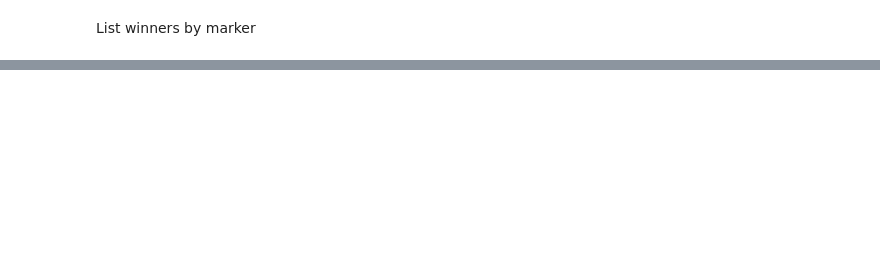
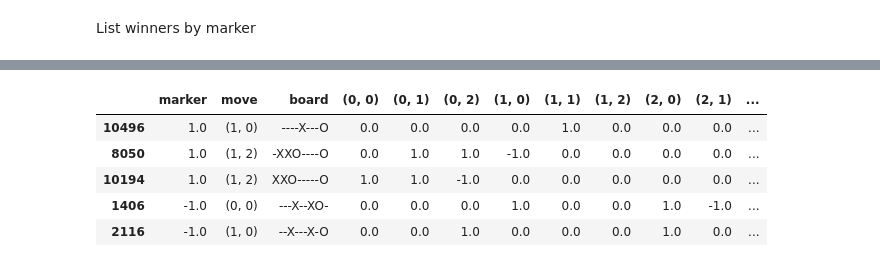
Before and after one commit to henrytseng/tictactoe2, a Jupyter notebook: learning_tictactoe.ipynb, the cells around one changed output, grey strips where cells are left out. Saved outputs shown, nothing was run; the diff lists cells and outputs as text; code cells hidden in the pictures; blank space fills up the shorter version.

```diff
--- a/learning_tictactoe.ipynb
+++ b/learning_tictactoe.ipynb
@@ -134,0 +121,11 @@ board_headers
+# %%
+train_df, test_df = train_test_split(harmonized_df, test_size=0.2)
+# %%
+train_df.head()
+# %% [output]
+|  | marker | move | board | (0, 0) | (0, 1) | (0, 2) | (1, 0) | (1, 1) | (1, 2) | (2, 0) | (2, 1) | ... |
+| 10496 | 1.0 | (1, 0) | ----X---O | 0.0 | 0.0 | 0.0 | 0.0 | 1.0 | 0.0 | 0.0 | 0.0 | ... |
+| 8050 | 1.0 | (1, 2) | -XXO----O | 0.0 | 1.0 | 1.0 | -1.0 | 0.0 | 0.0 | 0.0 | 0.0 | ... |
+| 10194 | 1.0 | (1, 2) | XXO-----O | 1.0 | 1.0 | -1.0 | 0.0 | 0.0 | 0.0 | 0.0 | 0.0 | ... |
+| 1406 | -1.0 | (0, 0) | ---X--XO- | 0.0 | 0.0 | 0.0 | 1.0 | 0.0 | 0.0 | 1.0 | -1.0 | ... |
+| 2116 | -1.0 | (1, 0) | --X---X-O | 0.0 | 0.0 | 1.0 | 0.0 | 0.0 | 0.0 | 1.0 | 0.0 | ... |
```
Also changed, not shown: parts of 55 cells of this notebook, 8 other files.
